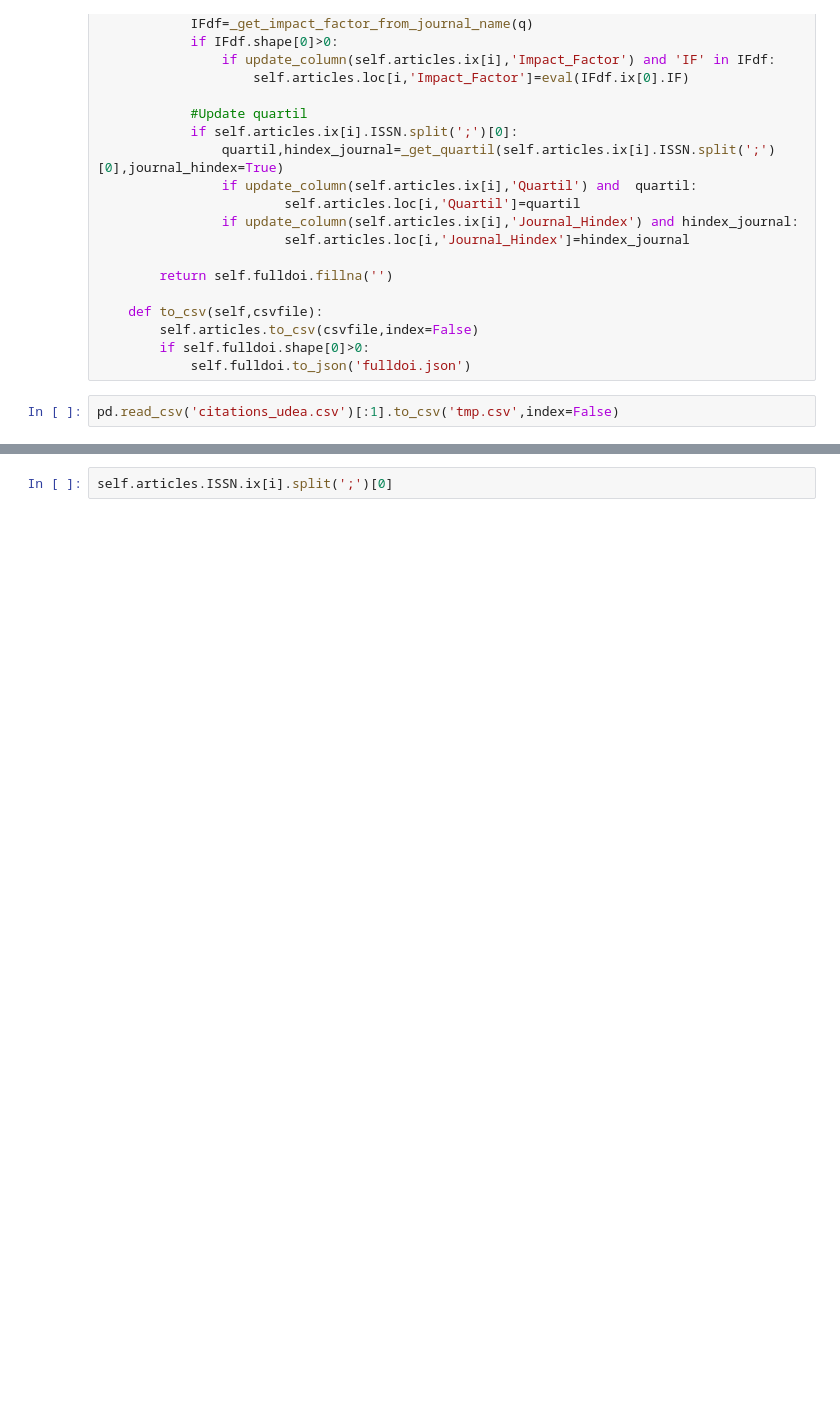
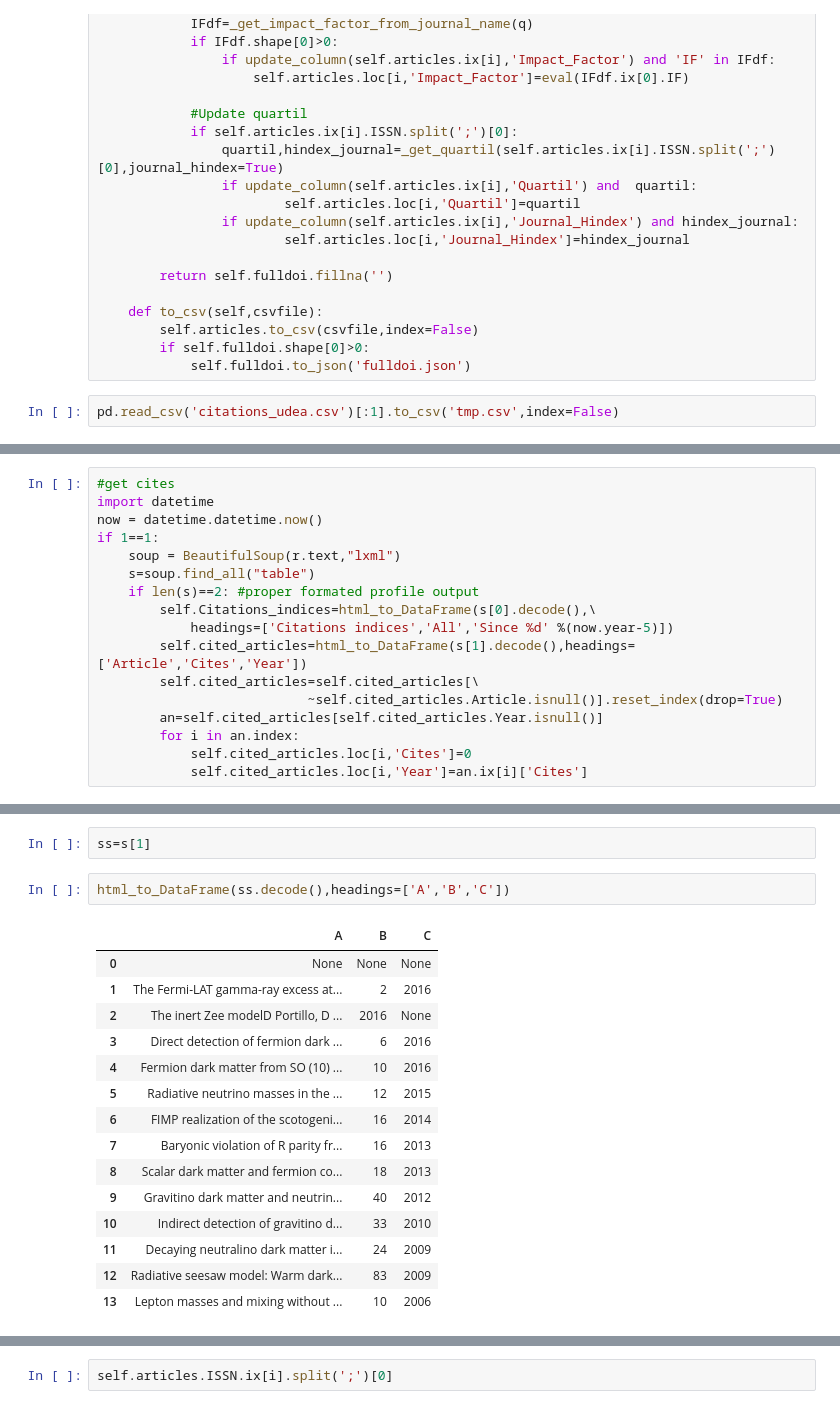
Before and after one commit to restrepo/articles, a Jupyter notebook: dev.ipynb, the cells around one changed output, grey strips where cells are left out. Cells and saved outputs as stored; diff of their text form; blank space fills up the shorter version.

```diff
--- a/dev.ipynb
+++ b/dev.ipynb
@@ -369,0 +558,17 @@ a.articles
+# %%
+#get cites
+import datetime
+now = datetime.datetime.now()
+if 1==1:
+    soup = BeautifulSoup(r.text,"lxml")
+    s=soup.find_all("table")
+    if len(s)==2: #proper formated profile output
+        self.Citations_indices=html_to_DataFrame(s[0].decode(),\
+            headings=['Citations indices','All','Since %d' %(now.year-5)])
+        self.cited_articles=html_to_DataFrame(s[1].decode(),headings=['Article','Cites','Year'])
+        self.cited_articles=self.cited_articles[\
+                           ~self.cited_articles.Article.isnull()].reset_index(drop=True)
+        an=self.cited_articles[self.cited_articles.Year.isnull()]
+        for i in an.index:
+            self.cited_articles.loc[i,'Cites']=0
+            self.cited_articles.loc[i,'Year']=an.ix[i]['Cites']
@@ -369,0 +706,20 @@ a.articles
+# %%
+ss=s[1]
+# %%
+html_to_DataFrame(ss.decode(),headings=['A','B','C'])
+# %% [output]
+|  | A | B | C |
+| 0 | None | None | None |
+| 1 | The Fermi-LAT gamma-ray excess at... | 2 | 2016 |
+| 2 | The inert Zee modelD Portillo, D ... | 2016 | None |
+| 3 | Direct detection of fermion dark ... | 6 | 2016 |
+| 4 | Fermion dark matter from SO (10) ... | 10 | 2016 |
+| 5 | Radiative neutrino masses in the ... | 12 | 2015 |
+| 6 | FIMP realization of the scotogeni... | 16 | 2014 |
+| 7 | Baryonic violation of R parity fr... | 16 | 2013 |
+| 8 | Scalar dark matter and fermion co... | 18 | 2013 |
+| 9 | Gravitino dark matter and neutrin... | 40 | 2012 |
+| 10 | Indirect detection of gravitino d... | 33 | 2010 |
+| 11 | Decaying neutralino dark matter i... | 24 | 2009 |
+| 12 | Radiative seesaw model: Warm dark... | 83 | 2009 |
+| 13 | Lepton masses and mixing without ... | 10 | 2006 |
```
Also changed, not shown: parts of 55 cells of this notebook, 1 other file.
